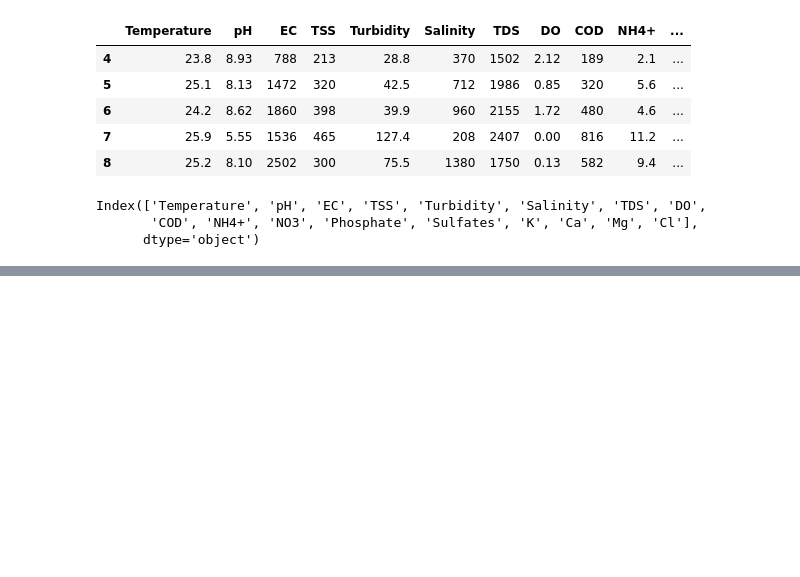
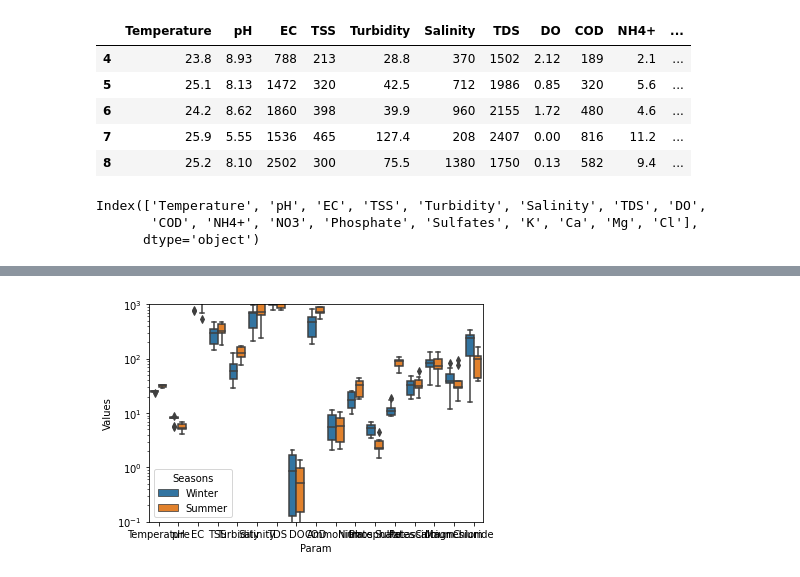
Before and after one commit to rakibhhridoy/OnGoingStudy, a Jupyter notebook: Buriganga/TempClGraph.ipynb, the cells around one changed output, grey strips where cells are left out. Cells and saved outputs as stored; diff of their text form; code cells hidden in the pictures; blank space fills up the shorter version.

```diff
--- a/Buriganga/TempClGraph.ipynb
+++ b/Buriganga/TempClGraph.ipynb
@@ -117,0 +398,12 @@ df.to_csv("data/Temp_Cl_Both_Season.csv")
+# %%
+import seaborn as sns
+import pandas as pd
+import matplotlib.pyplot as plt
+
+data = pd.read_csv("data/Temp_Cl_flatten.csv")
+sns.boxplot(x = "Param", y = "Values", hue = "Seasons", data = data)
+plt.yscale('log')
+plt.ylim(0.1, 1000)
+plt.show()
+# %% [output]
+[figure, added]
```
Also changed, not shown: parts of 35 cells of this notebook, 2 other files.
